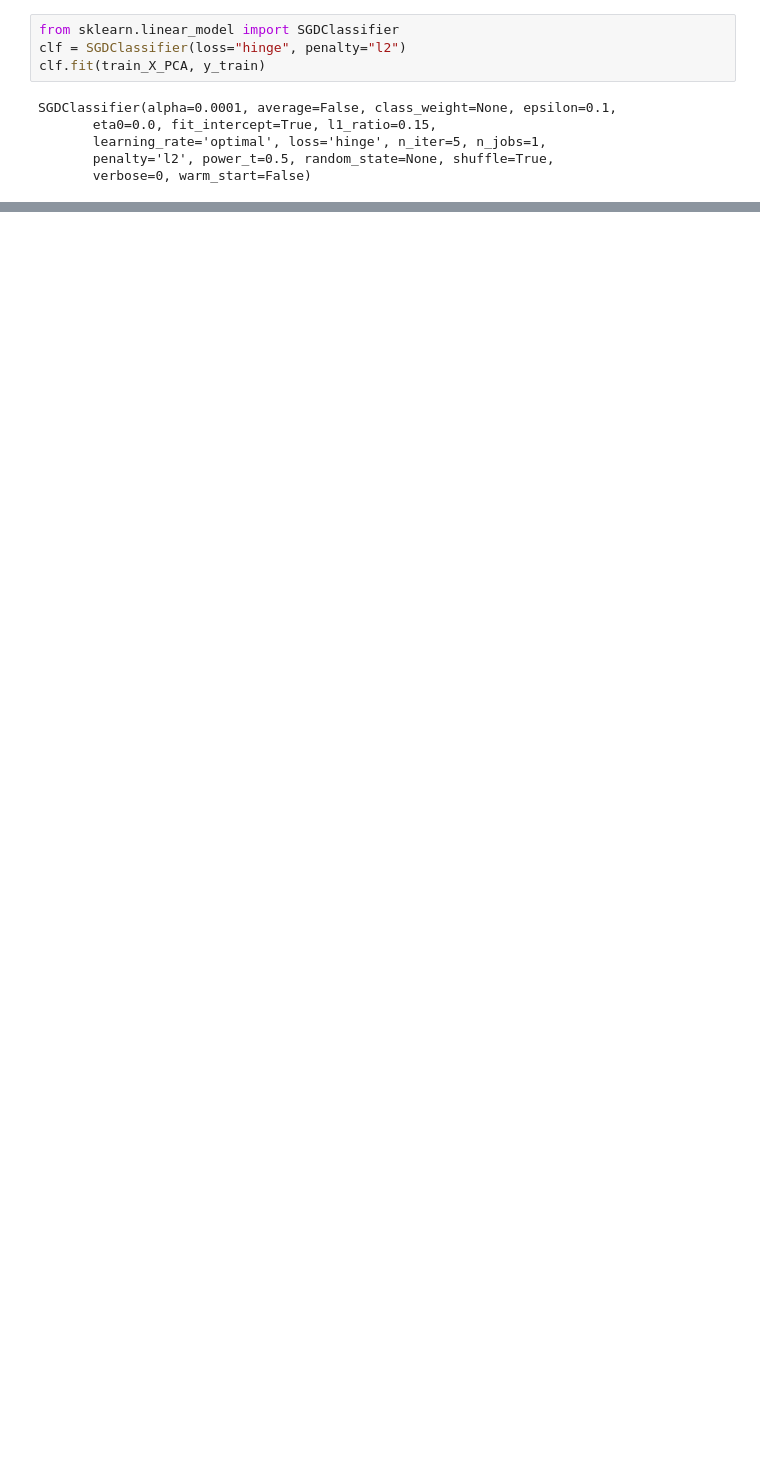
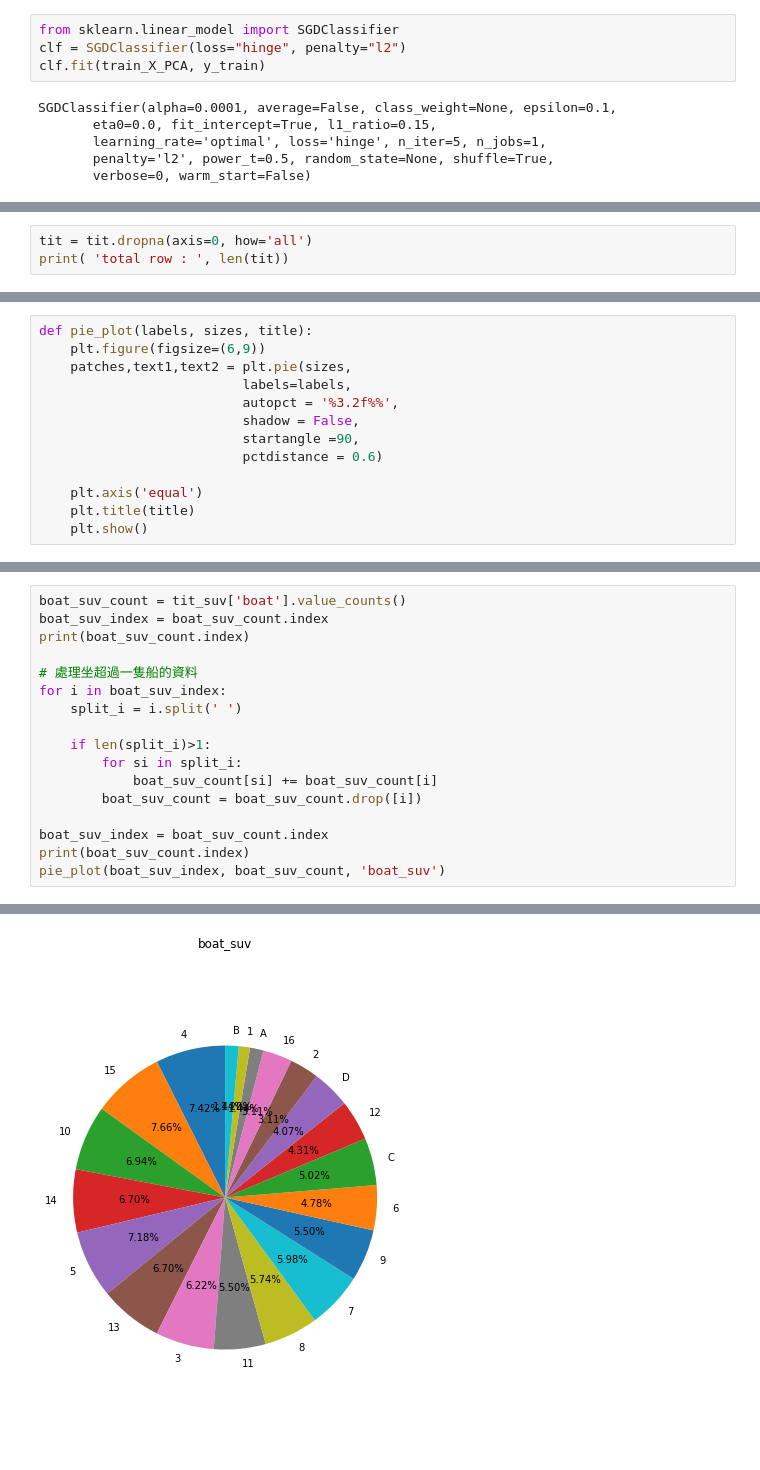
Before and after one commit to cmengwong/STASD, a Jupyter notebook: week8/hw8.ipynb, the cells around one changed output, grey strips where cells are left out. Saved outputs shown, nothing was run; the diff lists cells and outputs as text; blank space fills up the shorter version.

```diff
--- a/week8/hw8.ipynb
+++ b/week8/hw8.ipynb
@@ -294,0 +301,3 @@ print(acc)
+# %%
+tit = tit.dropna(axis=0, how='all')
+print( 'total row : ', len(tit))
@@ -294,0 +416,13 @@ print(acc)
+# %%
+def pie_plot(labels, sizes, title):
+    plt.figure(figsize=(6,9))
+    patches,text1,text2 = plt.pie(sizes,
+                          labels=labels,
+                          autopct = '%3.2f%%',
+                          shadow = False,
+                          startangle =90,
+                          pctdistance = 0.6)
+
+    plt.axis('equal')
+    plt.title(title)
+    plt.show()
@@ -294,0 +433,18 @@ print(acc)
+# %%
+boat_suv_count = tit_suv['boat'].value_counts()
+boat_suv_index = boat_suv_count.index
+print(boat_suv_count.index)
+
+# 處理坐超過一隻船的資料
+for i in boat_suv_index:
+    split_i = i.split(' ')
+
+    if len(split_i)>1:
+        for si in split_i:
+            boat_suv_count[si] += boat_suv_count[i]
+        boat_suv_count = boat_suv_count.drop([i])
+
+boat_suv_index = boat_suv_count.index
+print(boat_suv_count.index)
+pie_plot(boat_suv_index, boat_suv_count, 'boat_suv')
+# %% [output]
@@ -294,0 +458 @@ print(acc)
+[figure, added]
```
Also changed, not shown: parts of 53 cells of this notebook.
